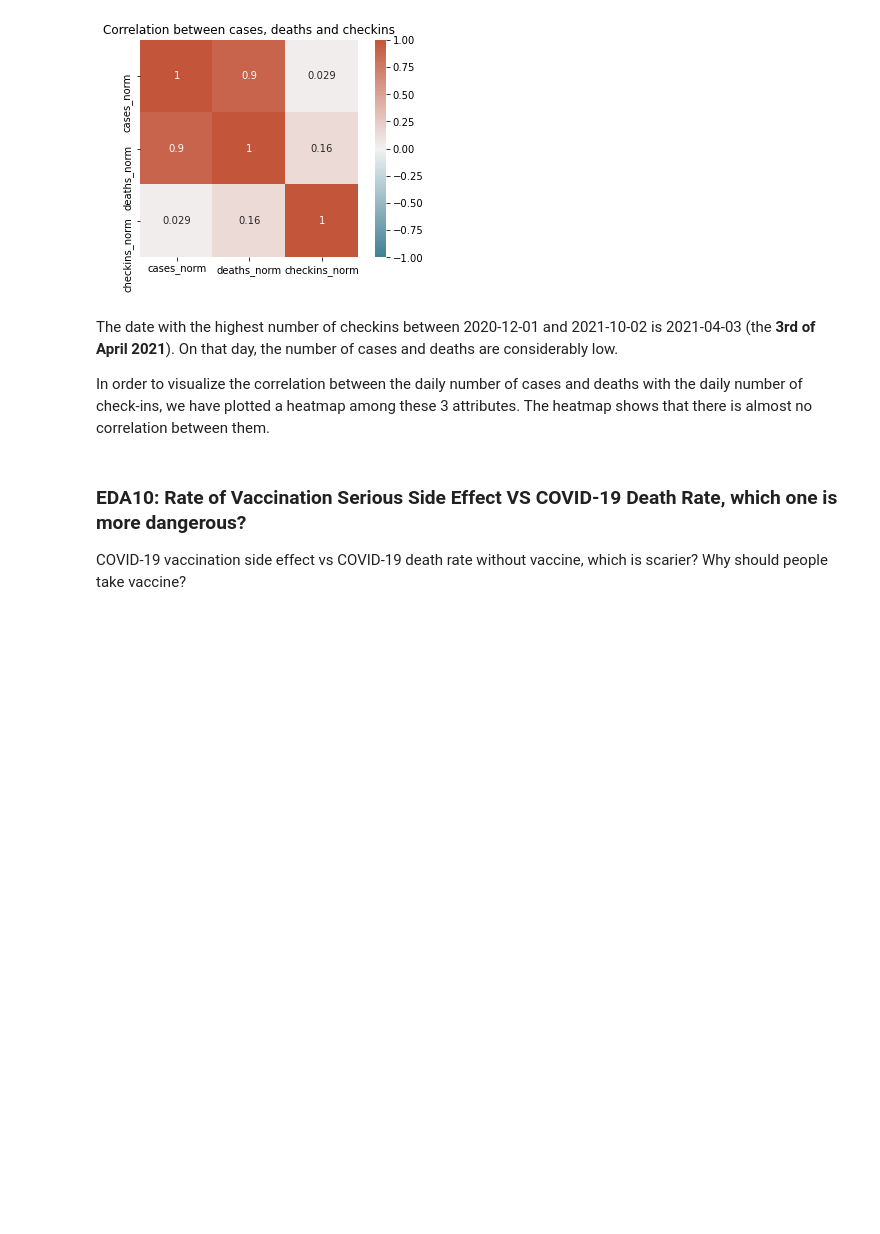
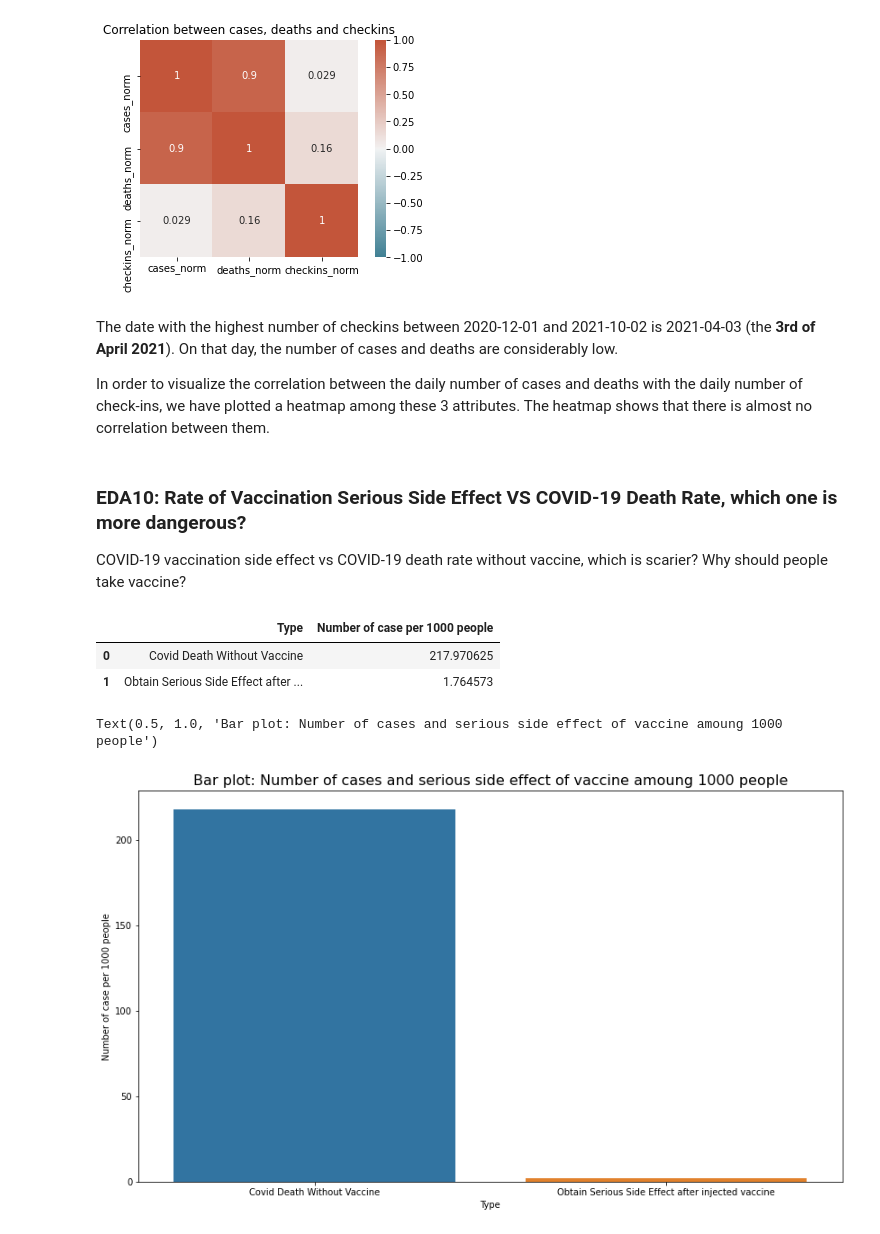
Before and after one commit to BingQuanChua/COVID-19-Msia-Cases-And-Vaccination, a Jupyter notebook: EDA_Questions.ipynb, the cells around one changed output. Drawn from its saved outputs; the diff is of its cells as text; code cells hidden in the pictures; blank space fills up the shorter version.

```diff
--- a/EDA_Questions.ipynb
+++ b/EDA_Questions.ipynb
@@ -437,0 +447,24 @@ COVID-19 vaccination side effect vs COVID-19 death rate without vaccine, which i
+# %%
+deaths_nvax = deaths_malaysia['deaths_pvax'].sum() + deaths_malaysia['deaths_fvax'].sum()
+deaths_nvax = total_d - deaths_nvax
+rate_death_nv = (deaths_nvax / not_vaccine) * 100
+rate_death_serious = (serious / total_v) * 100
+# %%
+rate_death_nv = rate_death_nv * 1000 # calculate number of people not obtian vaccine and death because of covid among 1000 people
+rate_death_serious = rate_death_serious * 1000  # calculate number of people not obtian serious vaccine side effect among 1000 people
+# %%
+dic = {'Type':['Covid Death Without Vaccine','Obtain Serious Side Effect after injected vaccine'],'Number of case per 1000 people':[rate_death_nv,rate_death_serious]}
+# %%
+bar = pd.DataFrame(dic)
+bar
+# %% [output]
+|  | Type | Number of case per 1000 people |
+| 0 | Covid Death Without Vaccine | 217.970625 |
+| 1 | Obtain Serious Side Effect after ... | 1.764573 |
+# %%
+plt.figure(figsize=(14,8))
+plot = sns.barplot(data=bar,x='Type',y='Number of case per 1000 people')
+plt.title('Bar plot: Number of cases and serious side effect of vaccine amoung 1000 people',fontdict = {'fontsize' : 16})
+# %% [output]
+Text(0.5, 1.0, 'Bar plot: Number of cases and serious side effect of vaccine amoung 1000 people')
+[figure, added]
```
Also changed, not shown: parts of 3 cells of this notebook, 6 other files.
